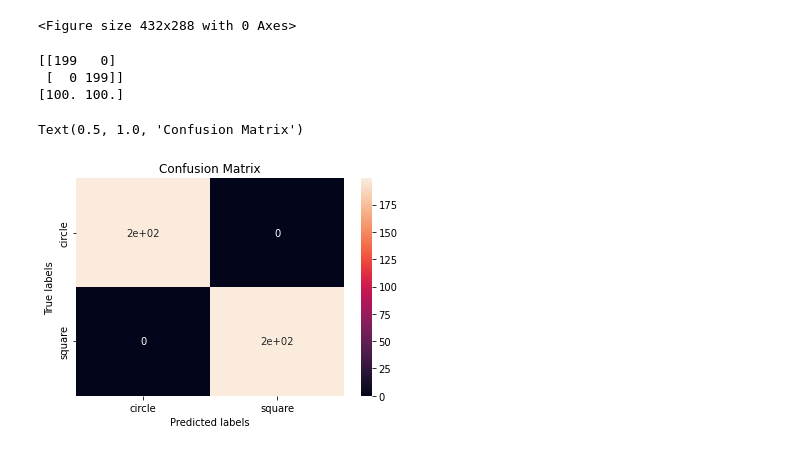
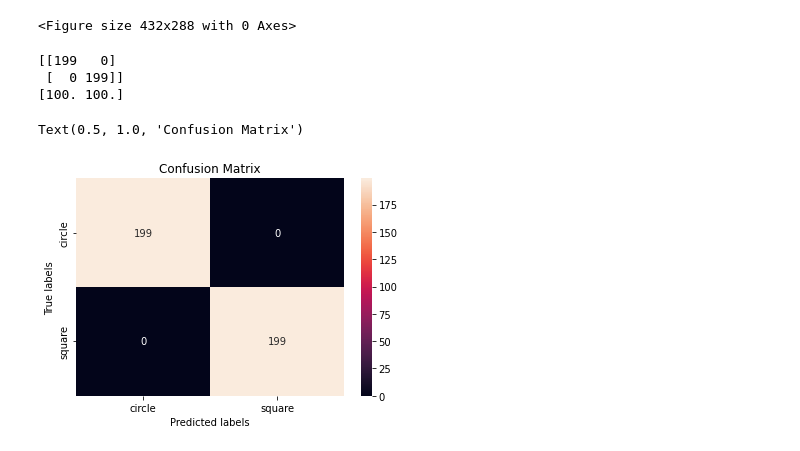
Before and after one commit to dptru10/DenverXRay2022, a Jupyter notebook: DenverXRay2022.ipynb, the cells around one changed output. Saved outputs shown, nothing was run; the diff lists cells and outputs as text; code cells hidden in the pictures.

```diff
--- a/DenverXRay2022.ipynb
+++ b/DenverXRay2022.ipynb
@@ -424,32 +433,32 @@ with torch.no_grad():
     for i, (inputs, classes) in enumerate(dataloaders['val']):
         inputs = inputs.to(device)
         classes = classes.to(device)
         outputs = model_ft(inputs)
         _, preds = torch.max(outputs, 1)
 
         # Append batch prediction results
         predlist=torch.cat([predlist,preds.view(-1).cpu()])
         lbllist=torch.cat([lbllist,classes.view(-1).cpu()])
 
 # Confusion matrix
 conf_mat=confusion_matrix(lbllist.numpy(), predlist.numpy())
 print(conf_mat)
 
 # Per-class accuracy
 class_accuracy=100*conf_mat.diagonal()/conf_mat.sum(1)
 print(class_accuracy)
 ax= plt.subplot()
 
 
-sns.heatmap(conf_mat, annot=True)
+sns.heatmap(conf_mat, annot=True, fmt='d')
 ax.set_xlabel('Predicted labels')
 ax.set_ylabel('True labels')
 ax.set_xticklabels(class_names)
 ax.set_yticklabels(class_names)
 ax.set_title('Confusion Matrix')
 # %% [output]
 [[199   0]
  [  0 199]]
 [100. 100.]
 Text(0.5, 1.0, 'Confusion Matrix')
-[figure, old version]
+[figure, new version]
```
Also changed, not shown: parts of 7 cells of this notebook.
